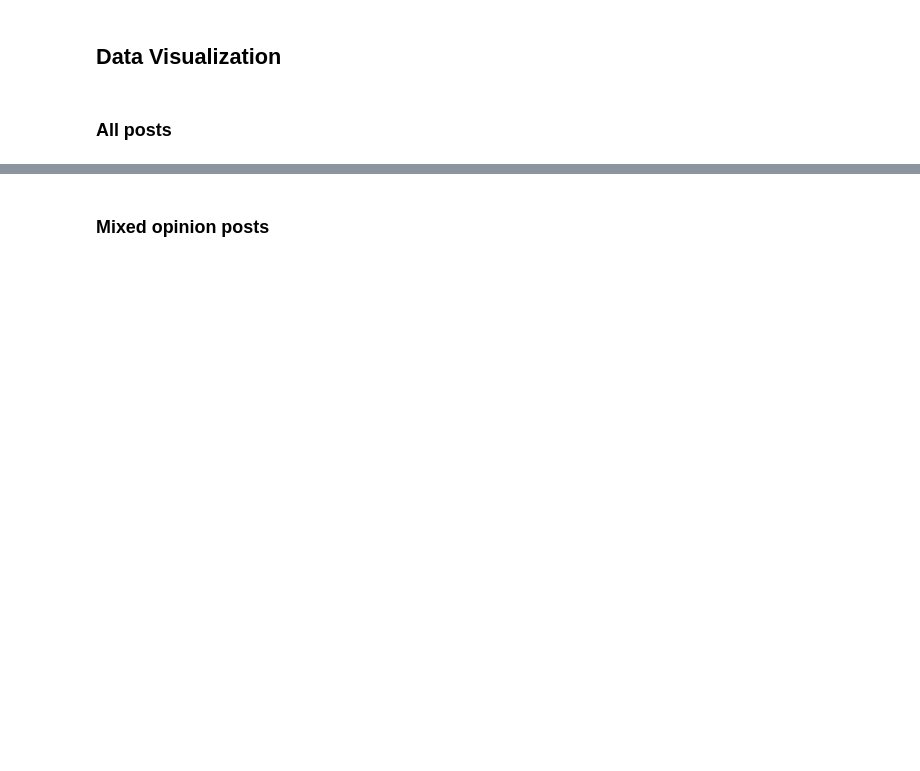
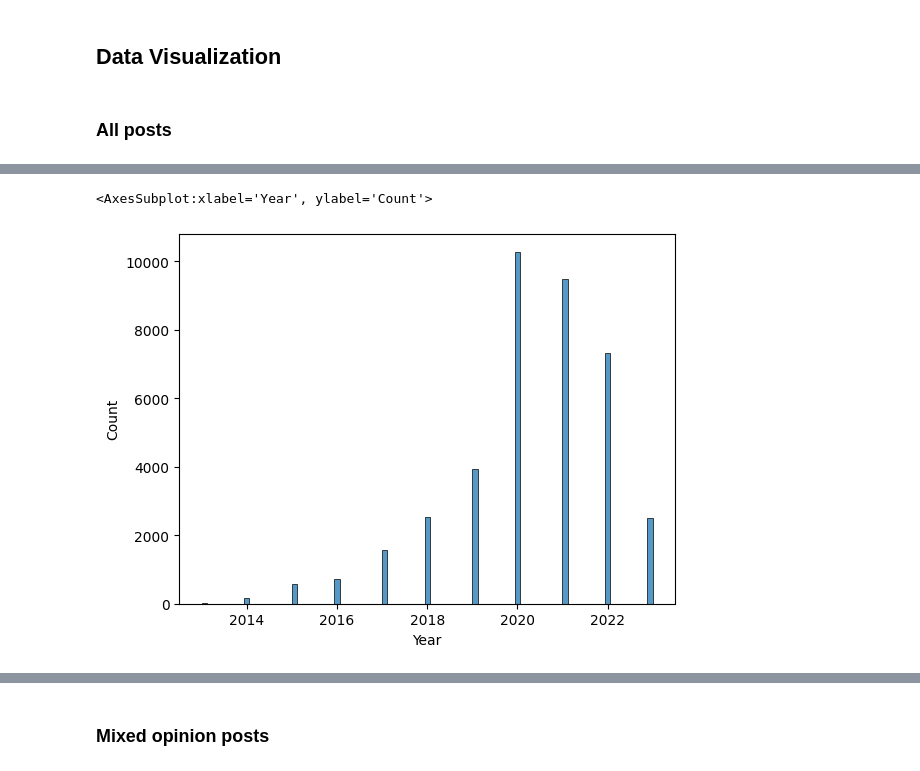
Before and after one commit to ngocmphan/reddit_immigration, a Jupyter notebook: Immigration_Canada_Analysis.ipynb, the cells around one changed output, grey strips where cells are left out. Drawn from its saved outputs; the diff is of its cells as text; code cells hidden in the pictures; blank space fills up the shorter version.

```diff
--- a/Immigration_Canada_Analysis.ipynb
+++ b/Immigration_Canada_Analysis.ipynb
@@ -328,0 +351,5 @@ print(all_categories)
+# %%
+sns.histplot(df_all_adj, x='Year',linewidth=0.5)
+# %% [output]
+<AxesSubplot:xlabel='Year', ylabel='Count'>
+[figure, added]
```
Also changed, not shown: parts of 9 cells of this notebook.
